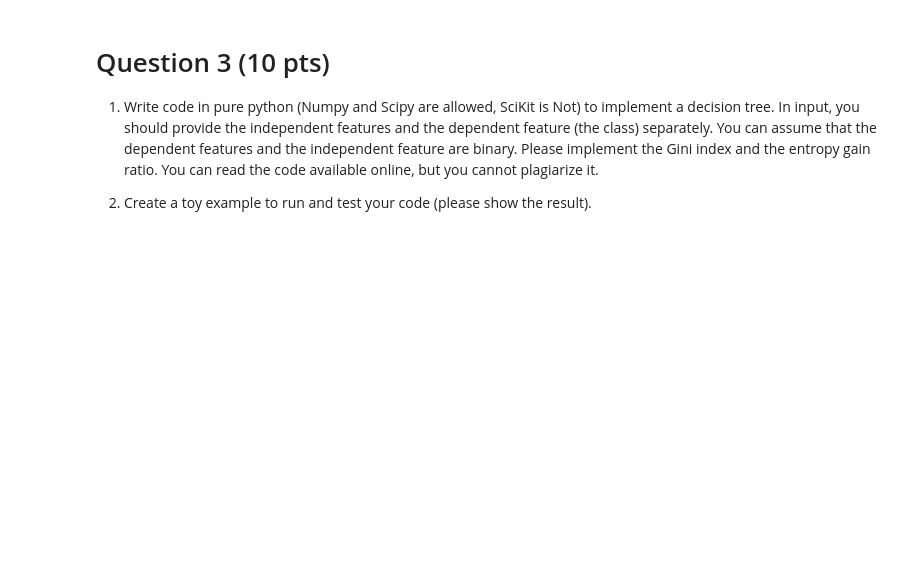
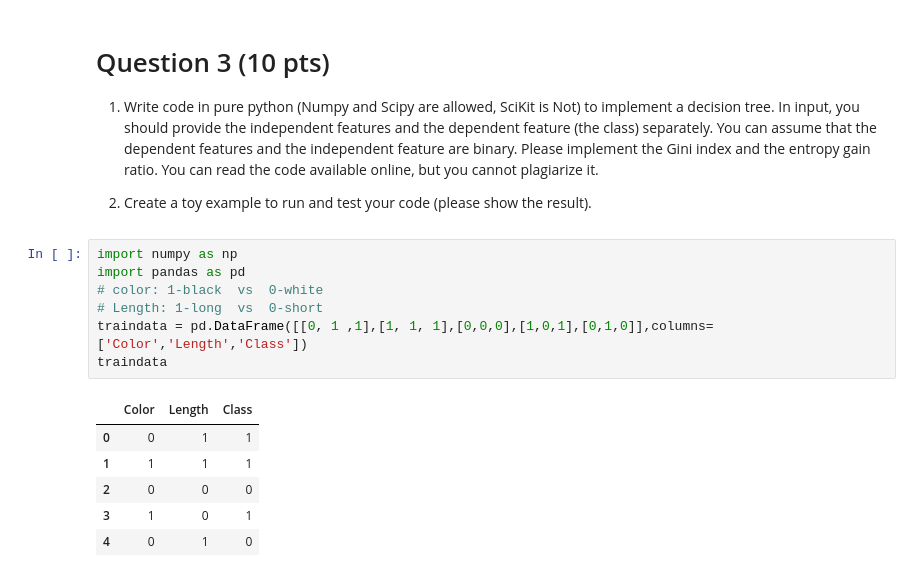
Before and after one commit to TianjieZhang1993/class_material, a Jupyter notebook: CS534/Assignments/A1/PS1-TJ zhang.ipynb, the cells around one changed output. Drawn from its saved outputs; the diff is of its cells as text; blank space fills up the shorter version.

```diff
--- a/CS534/Assignments/A1/PS1-TJ zhang.ipynb
+++ b/CS534/Assignments/A1/PS1-TJ zhang.ipynb
@@ -131,3 +138,17 @@ Solution:
 You can assume that the dependent features and the independent feature are binary. Please implement the Gini index and the entropy gain ratio. You can read the code available online, but you cannot plagiarize it.
 
 2) Create a toy example to run and test your code (please show the result).
+# %%
+import numpy as np
+import pandas as pd
+# color: 1-black  vs  0-white
+# Length: 1-long  vs  0-short
+traindata = pd.DataFrame([[0, 1 ,1],[1, 1, 1],[0,0,0],[1,0,1],[0,1,0]],columns=['Color','Length','Class'])
+traindata
+# %% [output]
+|  | Color | Length | Class |
+| 0 | 0 | 1 | 1 |
+| 1 | 1 | 1 | 1 |
+| 2 | 0 | 0 | 0 |
+| 3 | 1 | 0 | 1 |
+| 4 | 0 | 1 | 0 |
```
Also changed, not shown: parts of 12 cells of this notebook.
